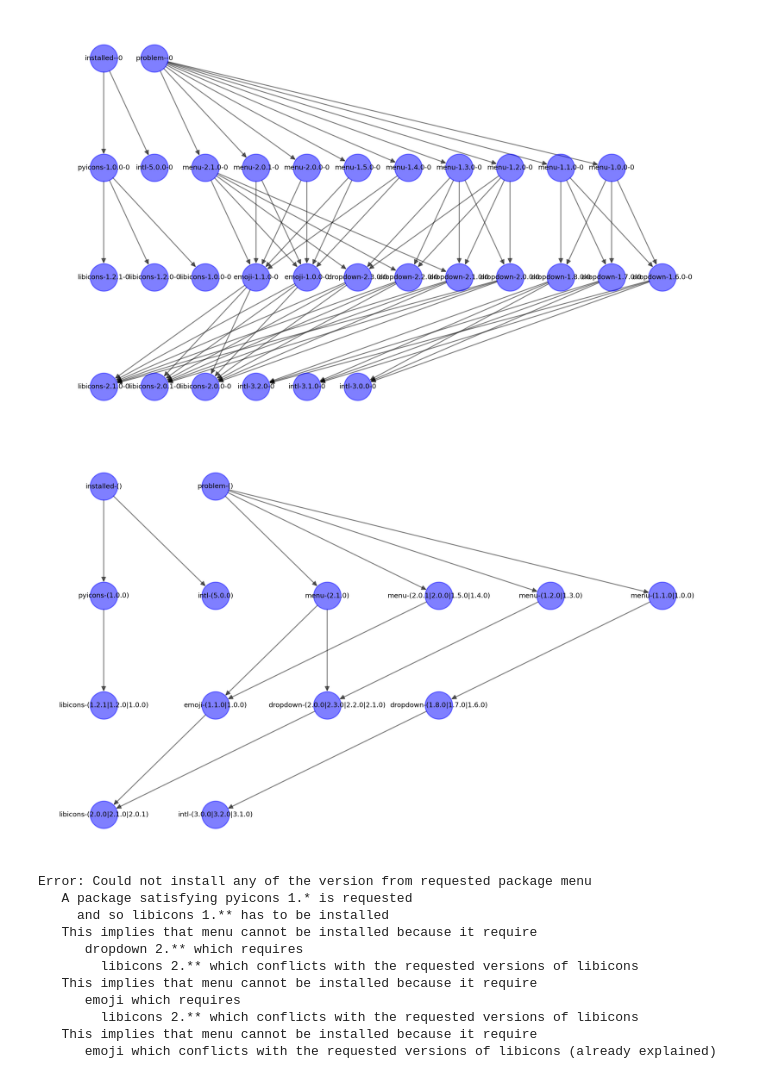
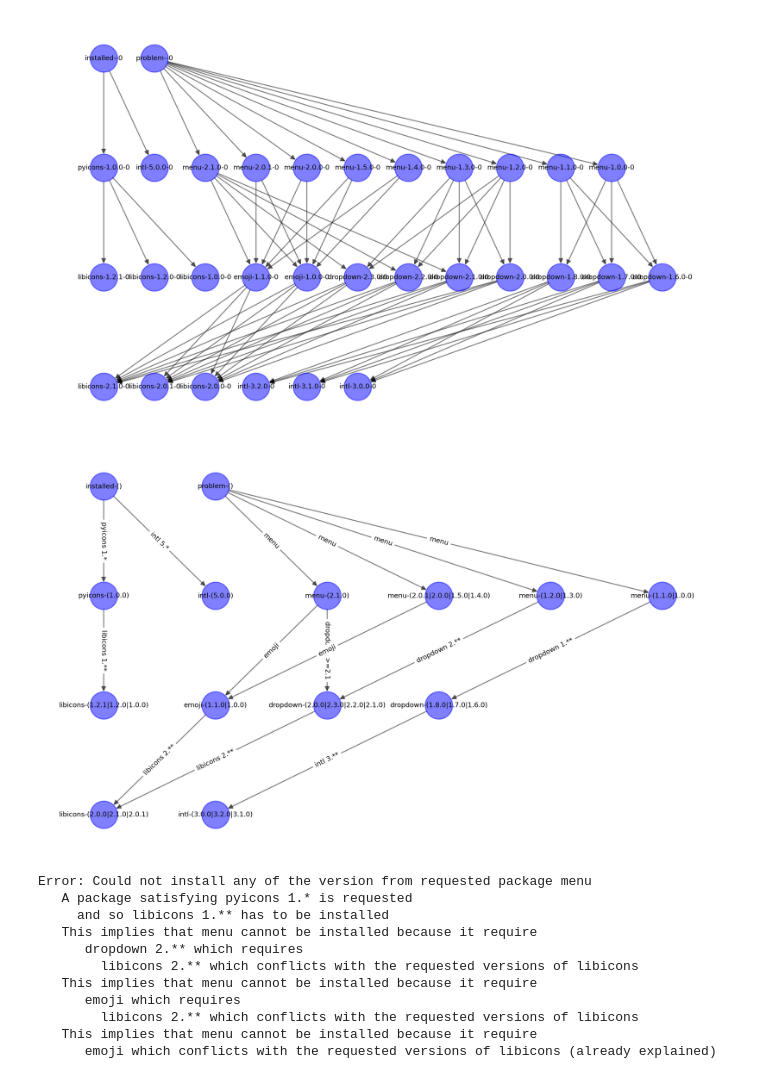
Before and after one commit to AntoinePrv/mamba-error-reporting, a Jupyter notebook: solver-error.ipynb, the cells around one changed output. Cells and saved outputs as stored; diff of their text form; code cells hidden in the pictures.

Commit message:
Add DAG plotting edge labels

```diff
--- a/solver-error.ipynb
+++ b/solver-error.ipynb
@@ -125,7 +125,7 @@ solvables
 # %%
 import networkx as nx
 
-def plot_dag(graph: nx.DiGraph, labels=None) -> None:
+def plot_dag(graph: nx.DiGraph, node_labels=None, edge_labels=None) -> None:
     plt.figure(figsize=(10, 6), dpi=300)
 
     # Position using levels
@@ -138,8 +138,10 @@ def plot_dag(graph: nx.DiGraph, labels=None) -> None:
     nx.draw_networkx_nodes(graph, pos, node_color="blue", **options)
     nx.draw_networkx_edges(graph, pos, **options)
 
-    if labels is not None:
-        nx.draw_networkx_labels(graph, pos, labels, font_size=7)
+    if node_labels is not None:
+        nx.draw_networkx_labels(graph, pos, node_labels, font_size=7)
+    if edge_labels is not None:
+        nx.draw_networkx_edge_labels(graph, pos, edge_labels, font_size=7)
 
     plt.tight_layout()
     plt.axis("off")
@@ -156,14 +158,26 @@ plot_dag(pb_data.graph, labels={n: repr_pkg_info(pb_data.package_info[n]) for n
 # %%
 g_compressed, groups = mer.algorithm.compress_graph(pb_data)
 # %%
-labels = {}
-for n in g_compressed.nodes:
-    solvs = [pb_data.package_info.get(s) for s in groups.group_to_solv[n]]
-    labels[n] = f"{next(iter(solvs)).name}-(" + "|".join(s.version for s in solvs) + ")"
+def graph_groups_labels(graph: nx.DiGraph, package_info, groups) -> dict:
+    labels = {}
+    for n in graph.nodes:
+        solvs = [package_info.get(s) for s in groups.group_to_solv[n]]
+        name = next(iter(solvs)).name
+        versions = [p.version for p in solvs]
+        # Truncate versions too long
+        if len(versions) > 10:
+            versions = versions[:3] + ["..."] + versions[-3:]
+        labels[n] = f"{name}-(" + "|".join(versions) + ")"
+    return labels
 
-plot_dag(g_compressed, labels=labels)
+
+plot_dag(
+    g_compressed,
+    node_labels=graph_groups_labels(g_compressed, pb_data.package_info, groups),
+    edge_labels={e: pb_data.dependency_names[attr["dependency_id"]] for e, attr in g_compressed.edges.items()},
+)
 # %% [output]
-[figure, old version]
+[figure, new version]
 # %%
 def package_same_name_groups(problems_by_type, groups):
     return set(
```
Also changed, not shown: parts of 2 cells of this notebook.
